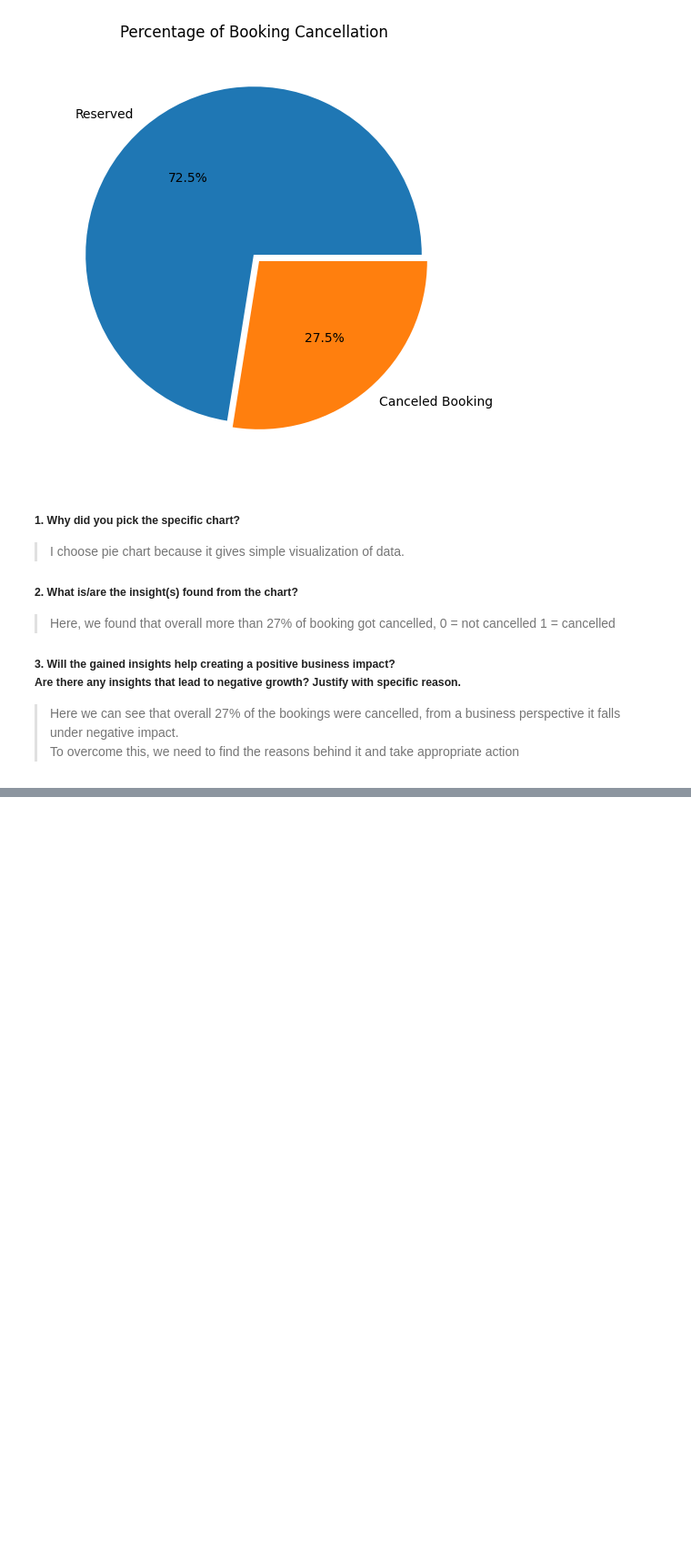
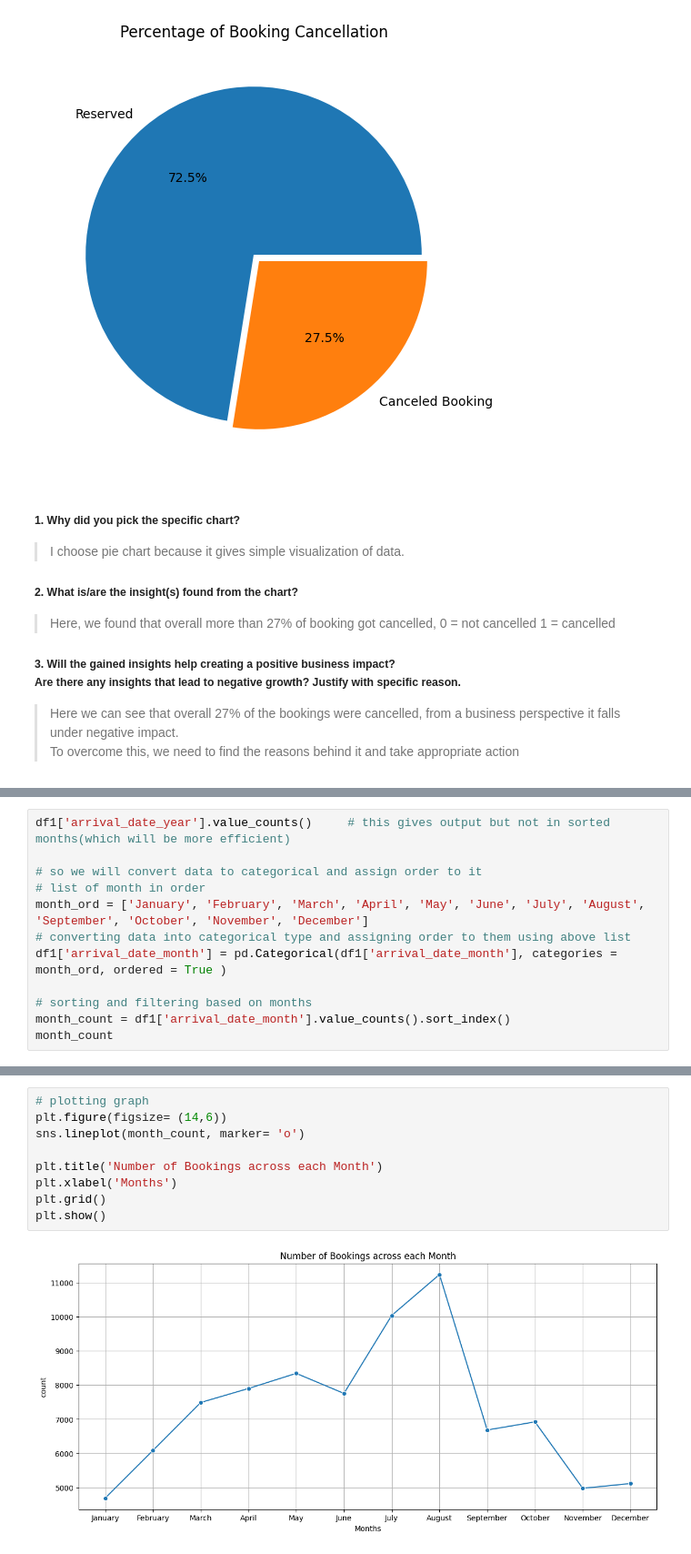
Before and after one commit to Digvijay-0/hotel-analysis, a Jupyter notebook: Hotel_Bookings.ipynb, the cells around one changed output, grey strips where cells are left out. Shown: that part at 91% size. Saved outputs shown, nothing was run; the diff lists cells and outputs as text; blank space fills up the shorter version.

Commit message:
chart 4 completed

```diff
--- a/Hotel_Bookings.ipynb
+++ b/Hotel_Bookings.ipynb
@@ -475,0 +472,12 @@ df1.head(3)
+# %%
+df1['arrival_date_year'].value_counts()     # this gives output but not in sorted months(which will be more efficient)
+
+# so we will convert data to categorical and assign order to it
+# list of month in order
+month_ord = ['January', 'February', 'March', 'April', 'May', 'June', 'July', 'August', 'September', 'October', 'November', 'December']
+# converting data into categorical type and assigning order to them using above list
+df1['arrival_date_month'] = pd.Categorical(df1['arrival_date_month'], categories = month_ord, ordered = True )
+
+# sorting and filtering based on months
+month_count = df1['arrival_date_month'].value_counts().sort_index()
+month_count
@@ -475,0 +499,11 @@ df1.head(3)
+# %%
+# plotting graph
+plt.figure(figsize= (14,6))
+sns.lineplot(month_count, marker= 'o')
+
+plt.title('Number of Bookings across each Month')
+plt.xlabel('Months')
+plt.grid()
+plt.show()
+# %% [output]
+[figure, added]
```
Also changed, not shown: parts of 8 cells of this notebook.
